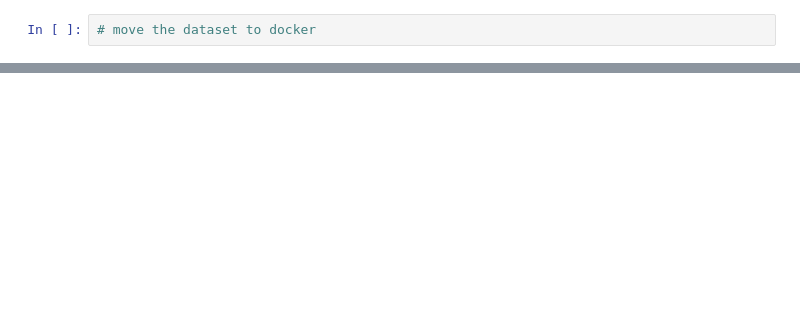
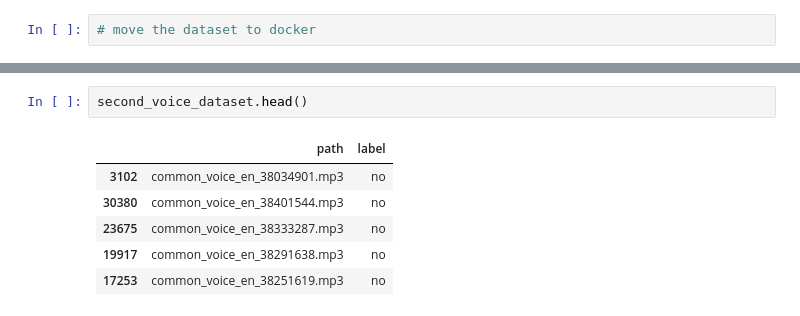
Before and after one commit to iuxo/SGQCNthuQAiblmCB, a Jupyter notebook: src/notebook.ipynb, the cells around one changed output, grey strips where cells are left out. Drawn from its saved outputs; the diff is of its cells as text; blank space fills up the shorter version.

```diff
--- a/src/notebook.ipynb
+++ b/src/notebook.ipynb
@@ -224,0 +251,9 @@ for i, file in enumerate(os.listdir('../output/')):
+# %%
+second_voice_dataset.head()
+# %% [output]
+|  | path | label |
+| 3102 | common_voice_en_38034901.mp3 | no |
+| 30380 | common_voice_en_38401544.mp3 | no |
+| 23675 | common_voice_en_38333287.mp3 | no |
+| 19917 | common_voice_en_38291638.mp3 | no |
+| 17253 | common_voice_en_38251619.mp3 | no |
```
Also changed, not shown: parts of 13 cells of this notebook.
